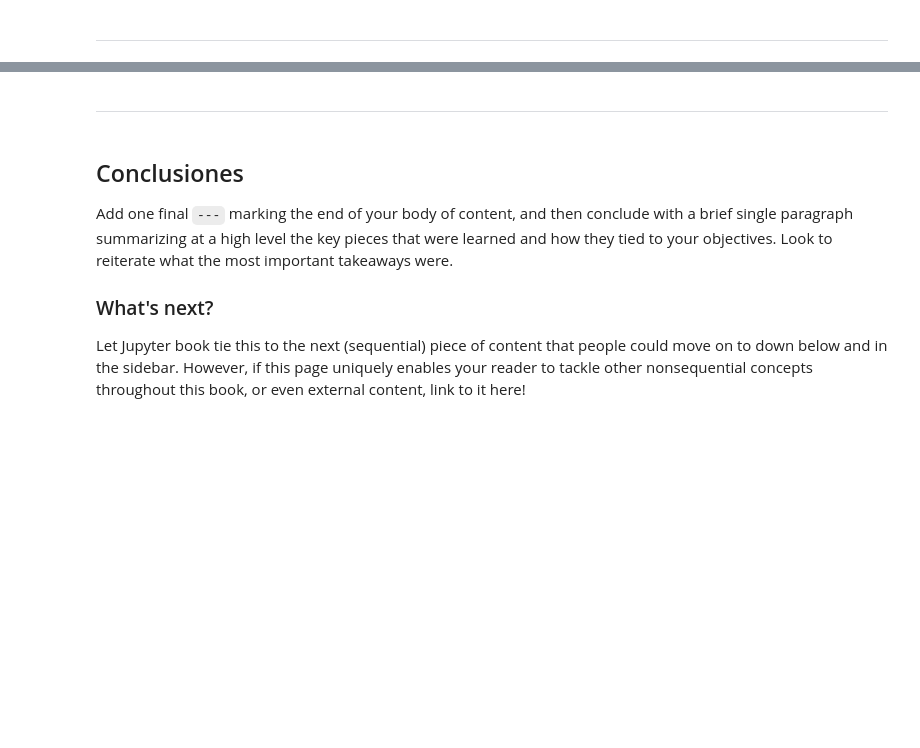
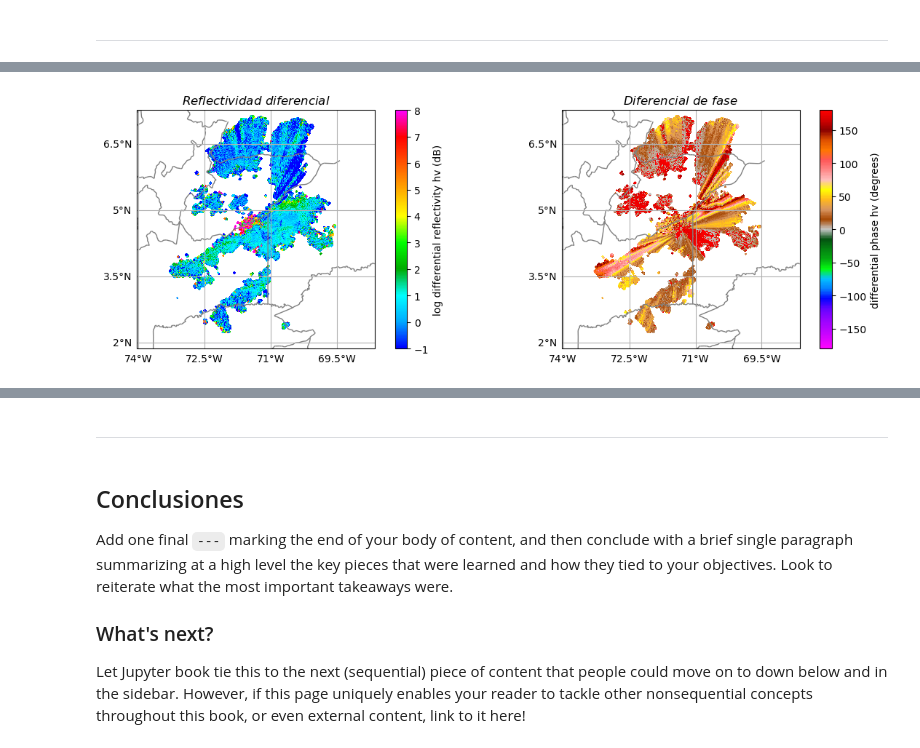
Before and after one commit to ProjectPythia/AtmosCol-2023, a Jupyter notebook: _sources/notebooks/1.fundamentos/PyArt-Xradar.ipynb, the cells around one changed output, grey strips where cells are left out. Drawn from its saved outputs; the diff is of its cells as text; code cells hidden in the pictures; blank space fills up the shorter version.

```diff
--- a/_sources/notebooks/1.fundamentos/PyArt-Xradar.ipynb
+++ b/_sources/notebooks/1.fundamentos/PyArt-Xradar.ipynb
@@ -44,0 +160,22 @@ En Python, un programa puede ser una sola línea de código
+# %%
+fig = plt.figure(figsize=(12,4))
+display_ = pyart.graph.RadarMapDisplay(radar_pa)
+
+ax2 = plt.subplot(121, projection=projection)
+display_.plot_ppi_map("differential_reflectivity", 0,
+                     resolution='10m',
+                     ax=ax2,
+                     lat_lines=lat_ticks,
+                     lon_lines=lon_ticks,
+                     title="$Reflectividad \  diferencial$")
+
+ax3 = plt.subplot(122, projection=projection)
+display_.plot_ppi_map("differential_phase", 0,
+                     ax=ax3, resolution='10m',
+                     lat_lines=lat_ticks,
+                     lon_lines=lon_ticks,
+                     title="$Diferencial \ de \ fase$")
+
+plt.tight_layout()
+# %% [output]
+[figure, added]
```
Also changed, not shown: parts of 46 cells of this notebook, 15 other files.
